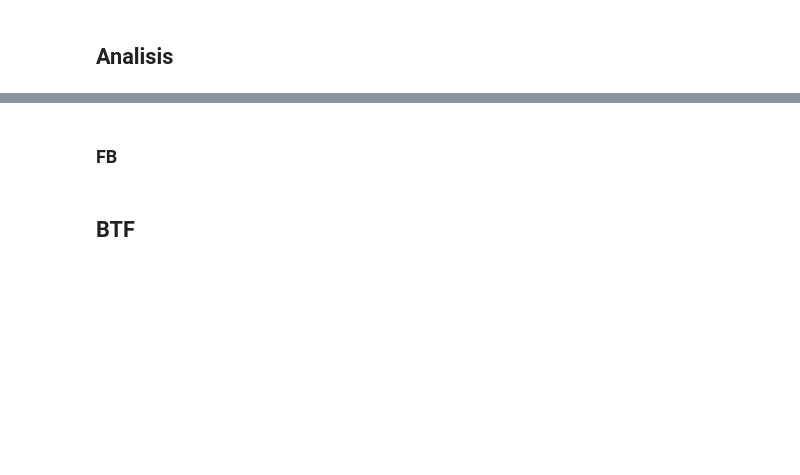
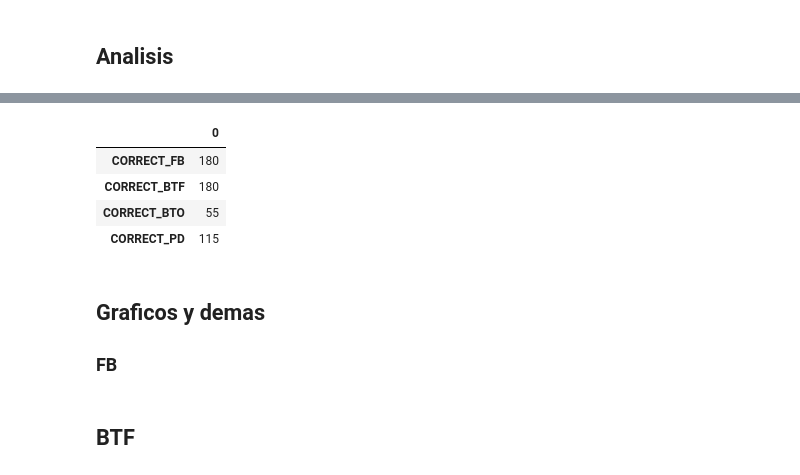
Before and after one commit to pablolp99/tp1-algo3, a Jupyter notebook: tp1-ayed3-notebook.ipynb, the cells around one changed output, grey strips where cells are left out. Saved outputs shown, nothing was run; the diff lists cells and outputs as text; code cells hidden in the pictures; blank space fills up the shorter version.

```diff
--- a/tp1-ayed3-notebook.ipynb
+++ b/tp1-ayed3-notebook.ipynb
@@ -34,2 +81,11 @@ import seaborn as sns
+# %%
+pd.DataFrame(res[['CORRECT_FB','CORRECT_BTF','CORRECT_BTO','CORRECT_PD']].sum())
+# %% [output]
+|  | 0 |
+| CORRECT_FB | 180 |
+| CORRECT_BTF | 180 |
+| CORRECT_BTO | 55 |
+| CORRECT_PD | 115 |
 # %% [markdown]
+## Graficos y demas
 ### FB
```
Also changed, not shown: parts of 15 cells of this notebook, 6 other files.
